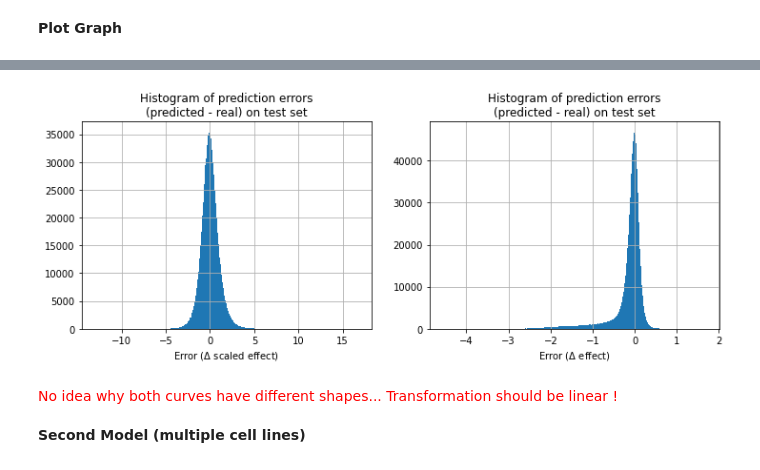
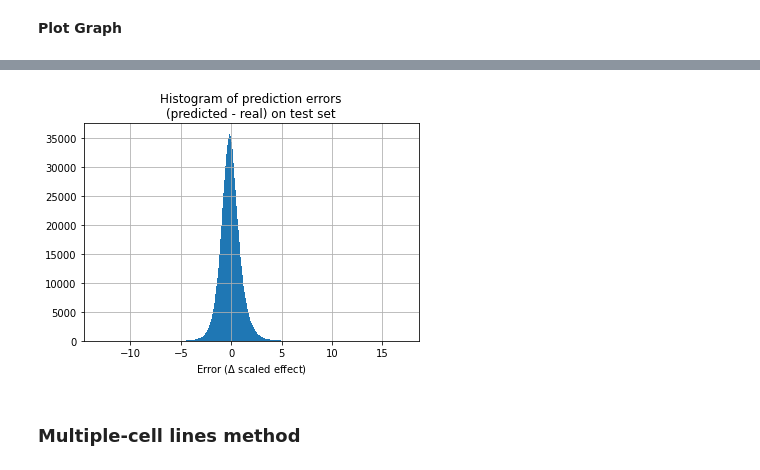
Before and after one commit to MatDagommer/crispr-genomics, a Jupyter notebook: graphNN.ipynb, the cells around one changed output, grey strips where cells are left out. Saved outputs shown, nothing was run; the diff lists cells and outputs as text; code cells hidden in the pictures.

Commit message:
added graphnn

```diff
--- a/graphNN.ipynb
+++ b/graphNN.ipynb
@@ -329,33 +223,4 @@ class GCN(torch.nn.Module):
 # %%
-n_epochs = 1000
-device = 'cuda'
-
-import time
-
-N_cl = X_train.shape[0] # Number of cell lines
-
-X_train = X_train.to(device)
-y_train = y_train.to(device)
-
-# taking a subset of validation set
-X_val_ = X_val[:10]
-y_val_ = y_val[:10]
-
-X_val_ = X_val_.to(device)
-y_val_ = y_val_.to(device)
-
-edge_attr = edge_attr.to(device)
-edge_index = edge_index.to(device)
-
-train_losses = []
-val_losses = []
-
-# model takes edge_index, edge_attr as inputs
-nb_layers = 1
-model = GCN(edge_index, edge_attr, nb_layers)
-model = model.to(device)
-optimizer = torch.optim.Adam(model.parameters(), lr=5e-3)#, weight_decay=5e-4)
-
 model.train()
 idx = 0
 print("Training graph model on cell line: ", indices[idx] )
@@ -424,22 +289,13 @@ for i in tqdm(range(X_test.shape[0])):
 # %%
 # Plot distribution of dependency score error (test set)
 
-fig, ax = plt.subplots(1,2, figsize = (12, 4))
-_ = ax[0].hist(test_error_mat.flatten(), bins = 1000)
-ax[0].set_title("Histogram of prediction errors\n(predicted - real) on test set")
-ax[0].set_xlabel("Error ($\Delta$ scaled effect)")
-ax[0].grid("on")
-
-effect_error = scale_effect.inverse_transform(test_error_mat)
-_ = ax[1].hist(effect_error.flatten(), bins = 1000)
-ax[1].set_title("Histogram of prediction errors\n(predicted - real) on test set")
-ax[1].set_xlabel("Error ($\Delta$ effect)")
-ax[1].grid("on")
+fig, ax = plt.subplots()
+_ = ax.hist(test_error_mat.flatten(), bins = 1000)
+ax.set_title("Histogram of prediction errors\n(predicted - real) on test set")
+ax.set_xlabel("Error ($\Delta$ scaled effect)")
+ax.grid("on")
 # %% [output]
-[figure, old version]
+[figure, new version]
-# %% [markdown]
-<font color = red>
-No idea why both curves have different shapes... Transformation should be linear !
 # %% [markdown]
-**Second Model (multiple cell lines)**
+### Multiple-cell lines method
 # %%
```
Also changed, not shown: parts of 33 cells of this notebook.
